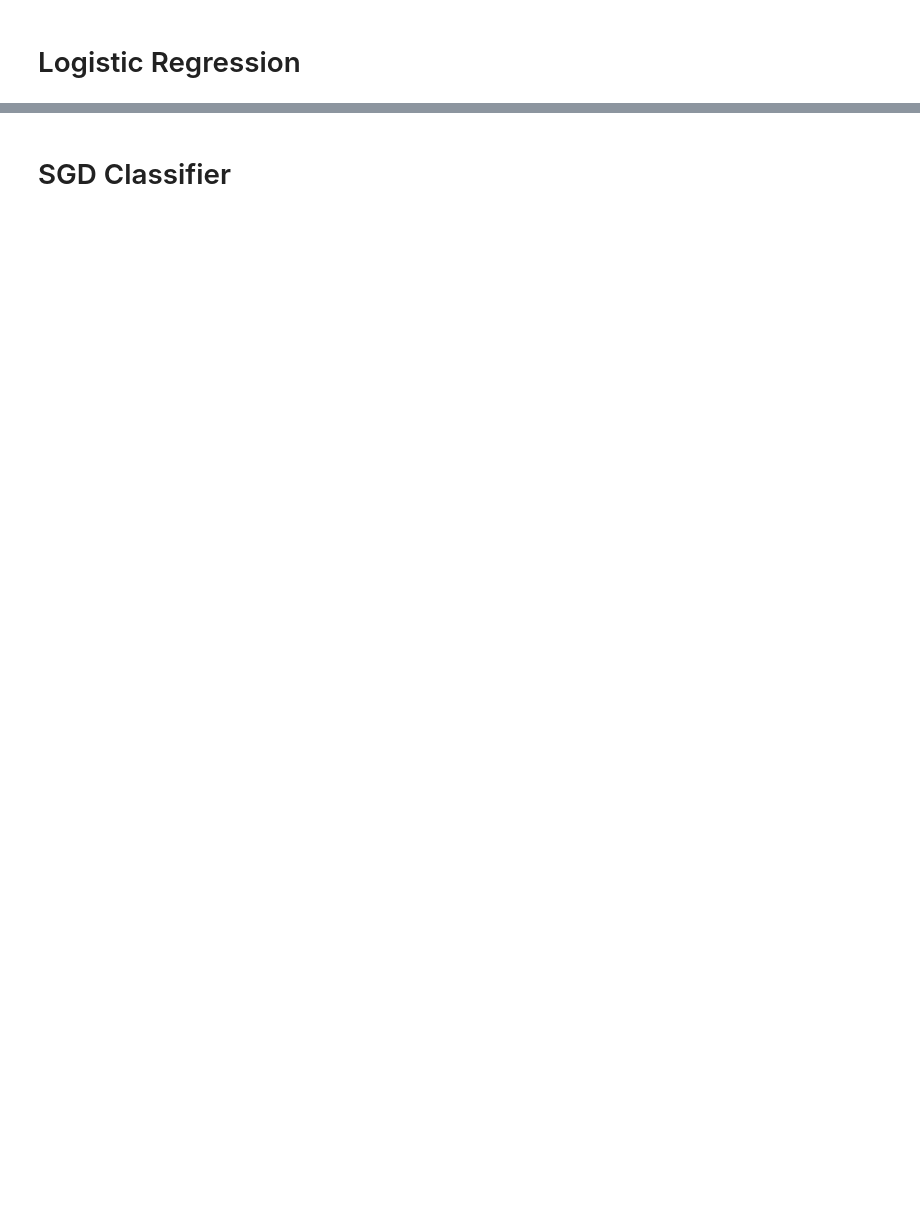
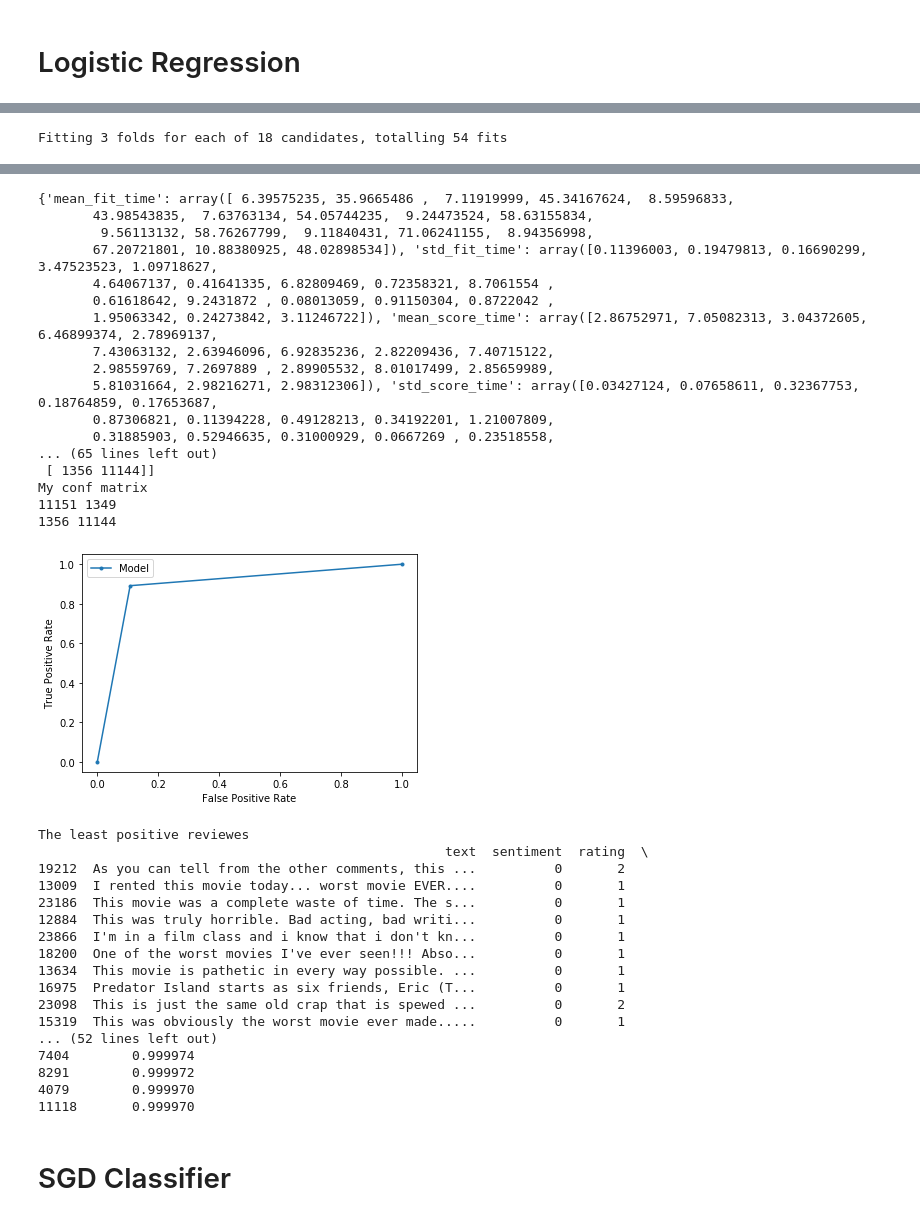
Before and after one commit to gregarshinov/ml_homeworks, a Jupyter notebook: hw_2.ipynb, the cells around one changed output, grey strips where cells are left out. Saved outputs shown, nothing was run; the diff lists cells and outputs as text; code cells hidden in the pictures; blank space fills up the shorter version.

```diff
--- a/hw_2.ipynb
+++ b/hw_2.ipynb
@@ -74,14 +74,14 @@ def fn(y_true, y_pred):
 from sklearn.pipeline import Pipeline
 from sklearn.metrics import roc_auc_score, roc_curve, confusion_matrix
 # %%
-vectorizer = TfidfVectorizer(use_idf=True, min_df=10, max_df=1000, stop_words=stopwords_en)
-def evaluate_model(model_class,param_grid):
-    grid = GridSearchCV(model_class(), param_grid=param_grid)
-    pipeline = Pipeline([("vectorizer", vectorizer),
-                         ("grid", grid)])
-    pipeline.fit(data_train.text, data_train.sentiment)
-    predictions = pipeline.predict(data_test.text)
-    probabilities = pipeline.predict_proba(data_test.text)
+vectorizer = TfidfVectorizer(stop_words=stopwords_en)
+def evaluate_model(model_class, param_grid):
+    pipeline = Pipeline([("vect", vectorizer),
+                         ("clf", model_class())])
+    grid_search = GridSearchCV(pipeline, param_grid, n_jobs=-1, verbose=1)
+    grid_search.fit(data_train.text, data_train.sentiment)
+    predictions = grid_search.best_estimator_.predict(data_test.text)
+    probabilities = grid_search.best_estimator_.predict_proba(data_test.text)
     current_test_df = pd.DataFrame(data_test.copy())
     current_test_df["probabilities"] = probabilities[:,1]
     print(classification_report(data_test.sentiment, predictions))
@@ -96,9 +96,9 @@ def evaluate_model(model_class,param_grid):
     pyplot.ylabel('True Positive Rate')
     pyplot.legend()
     pyplot.show()
-    print("The least positive reviewes")
+    print("The least positive reviews")
     print(current_test_df.nsmallest(15, columns=["probabilities"]))
-    print("The most positive reviewes")
+    print("The most positive reviews")
     print(current_test_df.nlargest(15, columns=["probabilities"]))
 # %% [markdown]
 # Logistic Regression
@@ -140,0 +105,12 @@ The least positive reviewes
+# %%
+parameters = {
+    'vect__max_df': (0.5, 0.75, 1.0),
+    'vect__ngram_range': ((1, 1), (1, 2)),  # unigrams or bigrams
+    'vect__use_idf': (True,),
+    'clf__C': (1, 5, 30),
+    'clf__penalty': ('l2',),
+    'clf__solver': ("lbfgs",)
+}
+evaluate_model(LogisticRegression, parameters)
+# %% [output]
+Fitting 3 folds for each of 18 candidates, totalling 54 fits
@@ -141,2 +120,37 @@ The least positive reviewes
+{'mean_fit_time': array([ 6.39575235, 35.9665486 ,  7.11919999, 45.34167624,  8.59596833,
+       43.98543835,  7.63763134, 54.05744235,  9.24473524, 58.63155834,
+        9.56113132, 58.76267799,  9.11840431, 71.06241155,  8.94356998,
+       67.20721801, 10.88380925, 48.02898534]), 'std_fit_time': array([0.11396003, 0.19479813, 0.16690299, 3.47523523, 1.09718627,
+       4.64067137, 0.41641335, 6.82809469, 0.72358321, 8.7061554 ,
+       0.61618642, 9.2431872 , 0.08013059, 0.91150304, 0.8722042 ,
+       1.95063342, 0.24273842, 3.11246722]), 'mean_score_time': array([2.86752971, 7.05082313, 3.04372605, 6.46899374, 2.78969137,
+       7.43063132, 2.63946096, 6.92835236, 2.82209436, 7.40715122,
+       2.98559769, 7.2697889 , 2.89905532, 8.01017499, 2.85659989,
+       5.81031664, 2.98216271, 2.98312306]), 'std_score_time': array([0.03427124, 0.07658611, 0.32367753, 0.18764859, 0.17653687,
+       0.87306821, 0.11394228, 0.49128213, 0.34192201, 1.21007809,
+       0.31885903, 0.52946635, 0.31000929, 0.0667269 , 0.23518558,
+... (65 lines left out)
+ [ 1356 11144]]
+My conf matrix
+11151 1349
+1356 11144
+[figure, added]
+The least positive reviewes
+                                                    text  sentiment  rating  \
+19212  As you can tell from the other comments, this ...          0       2
+13009  I rented this movie today... worst movie EVER....          0       1
+23186  This movie was a complete waste of time. The s...          0       1
+12884  This was truly horrible. Bad acting, bad writi...          0       1
+23866  I'm in a film class and i know that i don't kn...          0       1
+18200  One of the worst movies I've ever seen!!! Abso...          0       1
+13634  This movie is pathetic in every way possible. ...          0       1
+16975  Predator Island starts as six friends, Eric (T...          0       1
+23098  This is just the same old crap that is spewed ...          0       2
+15319  This was obviously the worst movie ever made.....          0       1
+... (52 lines left out)
+7404        0.999974
+8291        0.999972
+4079        0.999970
+11118       0.999970
 # %% [markdown]
 # SGD Classifier
```
Also changed, not shown: parts of 6 cells of this notebook.
